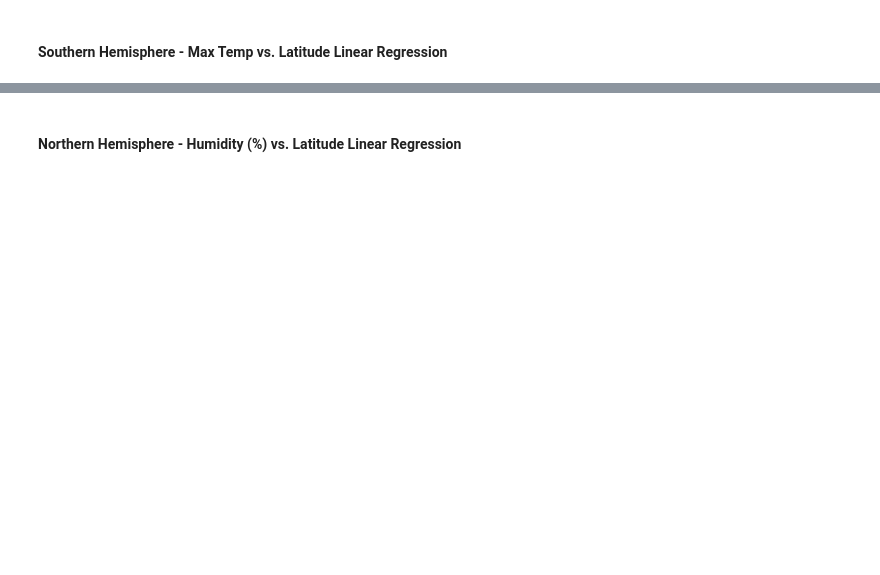
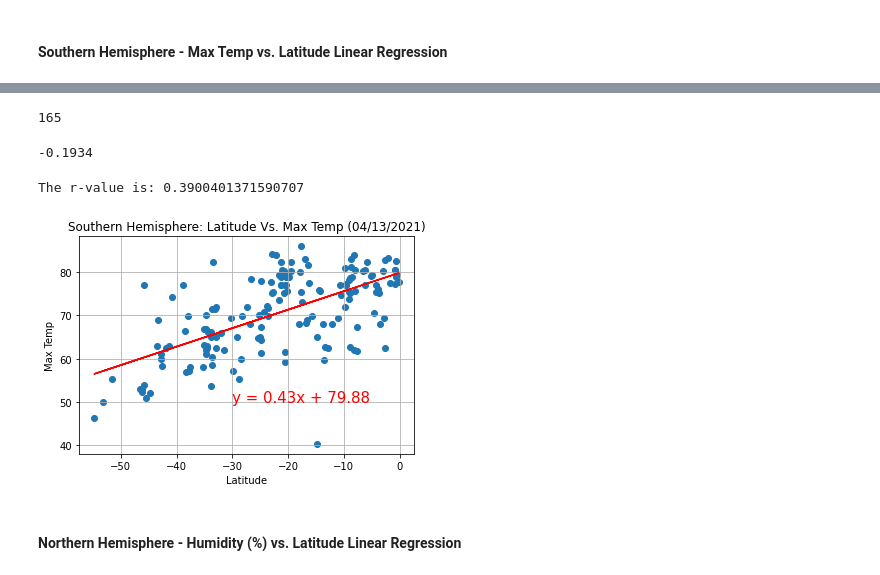
Before and after one commit to Trumane12311/python-api-challenge, a Jupyter notebook: starter_code/WeatherPy.ipynb, the cells around one changed output, grey strips where cells are left out. Saved outputs shown, nothing was run; the diff lists cells and outputs as text; code cells hidden in the pictures; blank space fills up the shorter version.

```diff
--- a/starter_code/WeatherPy.ipynb
+++ b/starter_code/WeatherPy.ipynb
@@ -295,2 +310,29 @@ The r-value is: 0.6082708688906918
+# %%
+s_hemisphere_temp = weather_df.loc[weather_df['Latitude'] < 0, ['Max Temp', 'Latitude']]
+len(s_hemisphere_temp)
+# %% [output]
+165
+# %%
+s_hemisphere_temp['Latitude'].max()
+# %% [output]
+-0.1934
+# %%
+s_hemisphere_temp.plot(kind="scatter", x="Latitude", y="Max Temp", alpha=0.4)
+x_values = s_hemisphere_temp['Latitude']
+y_values = s_hemisphere_temp['Max Temp']
+(slope, intercept, rvalue, pvalue, stderr) = linregress(x_values, y_values)
+regress_values = x_values * slope + intercept
+line_eq = "y = " + str(round(slope,2)) + "x + " + str(round(intercept,2))
+plt.scatter(x_values,y_values)
+plt.plot(x_values,regress_values,"r-")
+r2 = rvalue**2
+print("The r-value is: " f'{r2}')
+plt.annotate(line_eq,(-30,50),fontsize=15,color="red")
+plt.title("Southern Hemisphere: Latitude Vs. Max Temp (04/13/2021)")
+plt.grid()
+plt.show()
+# %% [output]
+The r-value is: 0.3900401371590707
+[figure, added]
 # %% [markdown]
 ####  Northern Hemisphere - Humidity (%) vs. Latitude Linear Regression
```
Also changed, not shown: parts of 40 cells of this notebook.
